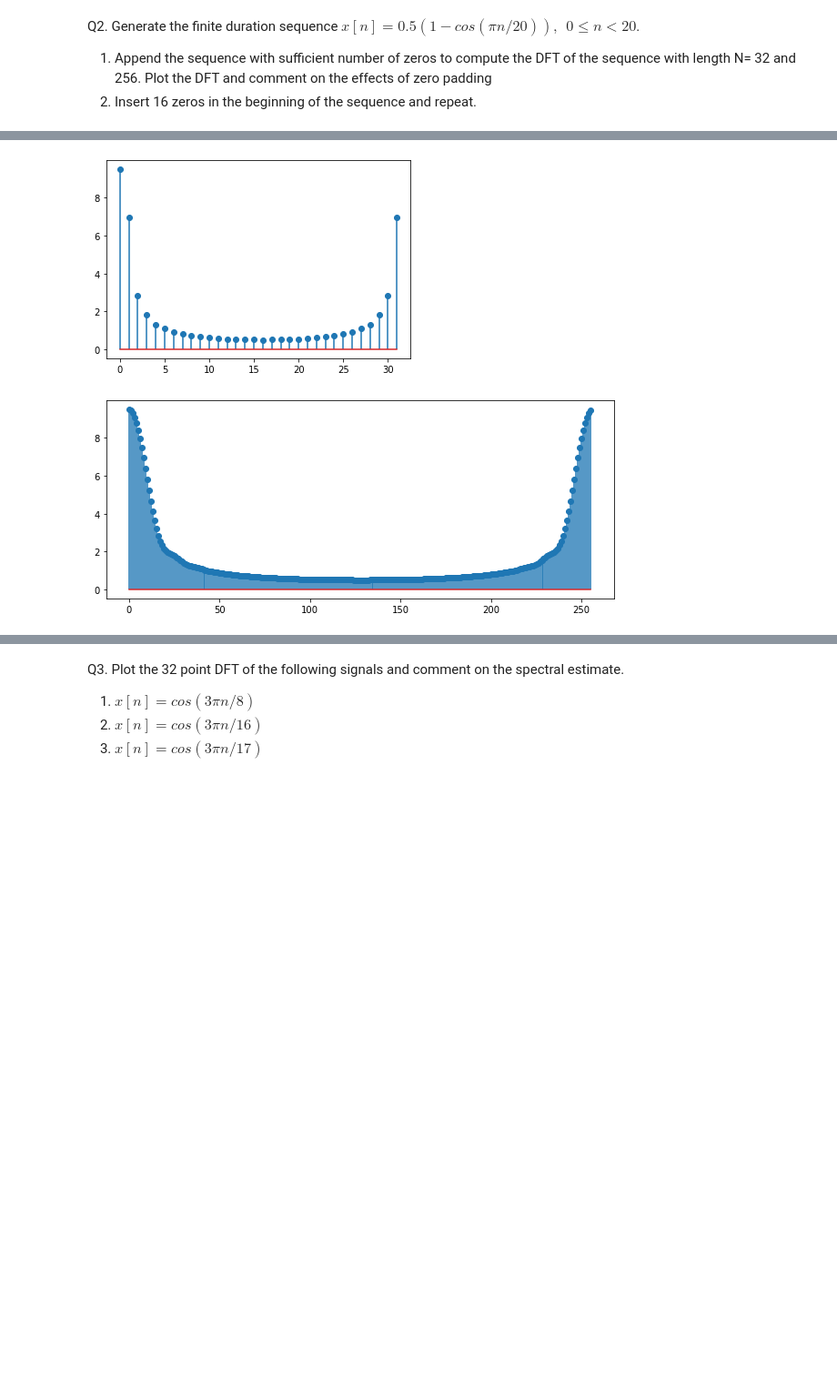
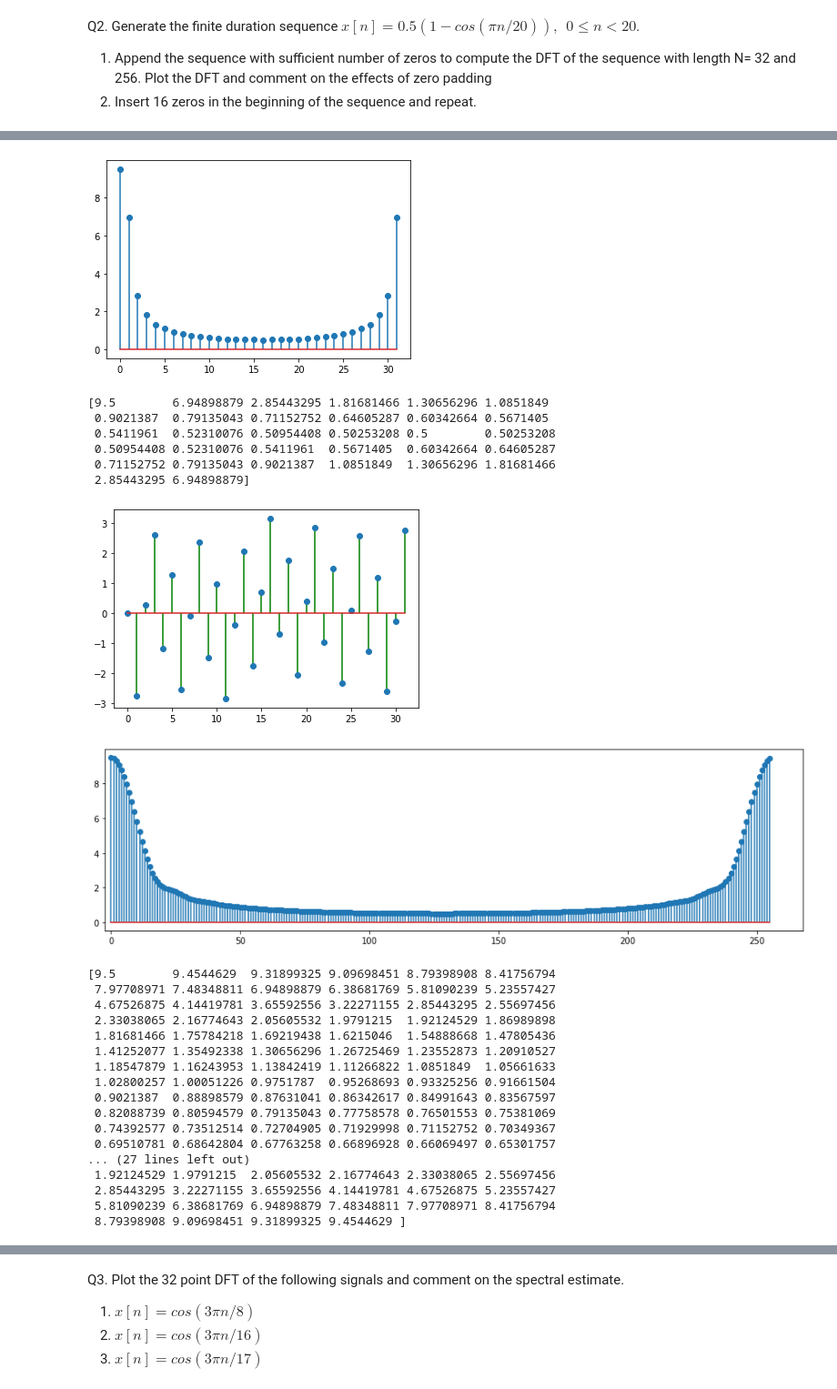
Before and after one commit to the-pinbo/EC211, a Jupyter notebook: LastLab/DFT.ipynb, the cells around one changed output, grey strips where cells are left out. Shown at 91% size. Cells and saved outputs as stored; diff of their text form; code cells hidden in the pictures; blank space fills up the shorter version.

```diff
--- a/LastLab/DFT.ipynb
+++ b/LastLab/DFT.ipynb
@@ -74,22 +74,58 @@ Q2. Generate the finite duration sequence $x[n] = 0.5(1-cos({\pi}n/20)), ~~0{\le
 # %%
 n = np.arange(0,20)
 x = 0.5*(1 - np.cos(np.pi*n/20))
 x_ = np.append(x,np.zeros(12))
 x1_ = np.append(x,np.zeros(236))
 print(len(x_))
 # plt.stem(n,x)
 
 N_ = np.arange(0,32)
 X_ = np.fft.fft(x_,32)
 plt.stem(N_,abs(X_))
 plt.show()
+print(abs(X_))
+
+angles = np.angle(X_)
+plt.stem(N_, angles, 'g')
+plt.show()
 
 N1_ = np.arange(0,256)
 X1_ = np.fft.fft(x1_,256)
-plt.figure(figsize = (10,4))
+plt.figure(figsize = (15,4))
 plt.stem(N1_,abs(X1_))
+xmin,xmax = plt.xlim()
+plt.xlim(xmin*0.2,xmax)
 plt.show()
+print(abs(X1_))
+
+angles1 = np.angle(X1_)
+plt.stem(N1_, angles1, 'g')
+plt.show()
 # %% [output]
 32
 [figure]
+[9.5        6.94898879 2.85443295 1.81681466 1.30656296 1.0851849
+ 0.9021387  0.79135043 0.71152752 0.64605287 0.60342664 0.5671405
+ 0.5411961  0.52310076 0.50954408 0.50253208 0.5        0.50253208
+ 0.50954408 0.52310076 0.5411961  0.5671405  0.60342664 0.64605287
+ 0.71152752 0.79135043 0.9021387  1.0851849  1.30656296 1.81681466
+ 2.85443295 6.94898879]
-[figure, old version]
+[figure, new version]
+[figure, added]
+[9.5        9.4544629  9.31899325 9.09698451 8.79398908 8.41756794
+ 7.97708971 7.48348811 6.94898879 6.38681769 5.81090239 5.23557427
+ 4.67526875 4.14419781 3.65592556 3.22271155 2.85443295 2.55697456
+ 2.33038065 2.16774643 2.05605532 1.9791215  1.92124529 1.86989898
+ 1.81681466 1.75784218 1.69219438 1.6215046  1.54888668 1.47805436
+ 1.41252077 1.35492338 1.30656296 1.26725469 1.23552873 1.20910527
+ 1.18547879 1.16243953 1.13842419 1.11266822 1.0851849  1.05661633
+ 1.02800257 1.00051226 0.9751787  0.95268693 0.93325256 0.91661504
+ 0.9021387  0.88898579 0.87631041 0.86342617 0.84991643 0.83567597
+ 0.82088739 0.80594579 0.79135043 0.77758578 0.76501553 0.75381069
+ 0.74392577 0.73512514 0.72704905 0.71929998 0.71152752 0.70349367
+ 0.69510781 0.68642804 0.67763258 0.66896928 0.66069497 0.65301757
+... (27 lines left out)
+ 1.92124529 1.9791215  2.05605532 2.16774643 2.33038065 2.55697456
+ 2.85443295 3.22271155 3.65592556 4.14419781 4.67526875 5.23557427
+ 5.81090239 6.38681769 6.94898879 7.48348811 7.97708971 8.41756794
+ 8.79398908 9.09698451 9.31899325 9.4544629 ]
```
Also changed, not shown: parts of 3 cells of this notebook.
